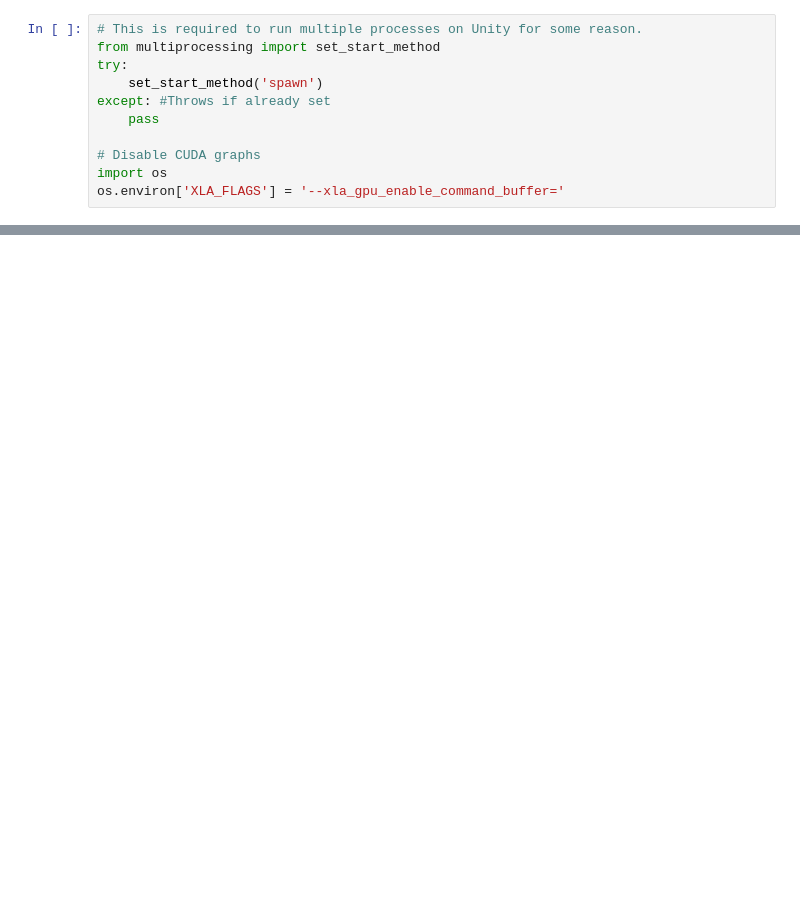
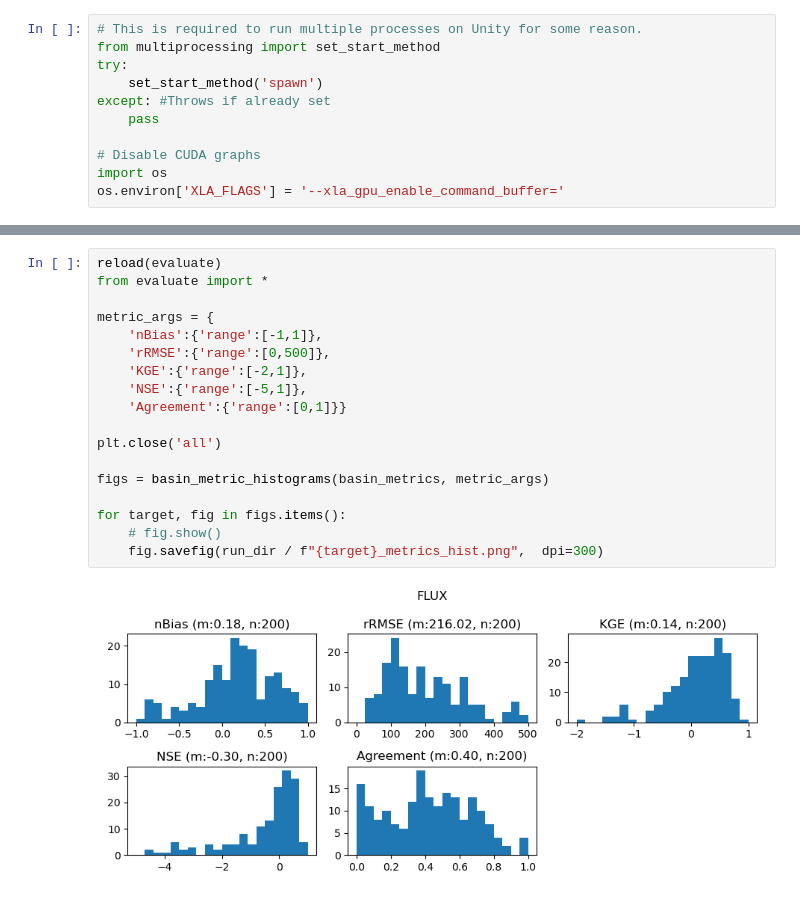
Before and after one commit to Fluvial-UMass/swot-ml, a Jupyter notebook: notebooks/Test_model.ipynb, the cells around one changed output, grey strips where cells are left out. Drawn from its saved outputs; the diff is of its cells as text; blank space fills up the shorter version.

```diff
--- a/notebooks/Test_model.ipynb
+++ b/notebooks/Test_model.ipynb
@@ -107,0 +83,20 @@ fig.savefig(run_dir / "density_scatter.png",  dpi=300)
+# %%
+reload(evaluate)
+from evaluate import *
+
+metric_args = {
+    'nBias':{'range':[-1,1]},
+    'rRMSE':{'range':[0,500]},
+    'KGE':{'range':[-2,1]},
+    'NSE':{'range':[-5,1]},
+    'Agreement':{'range':[0,1]}}
+
+plt.close('all')
+
+figs = basin_metric_histograms(basin_metrics, metric_args)
+
+for target, fig in figs.items():
+    # fig.show()
+    fig.savefig(run_dir / f"{target}_metrics_hist.png",  dpi=300)
+# %% [output]
+[figure, added]
```
Also changed, not shown: parts of 22 cells of this notebook, 18 other files.
